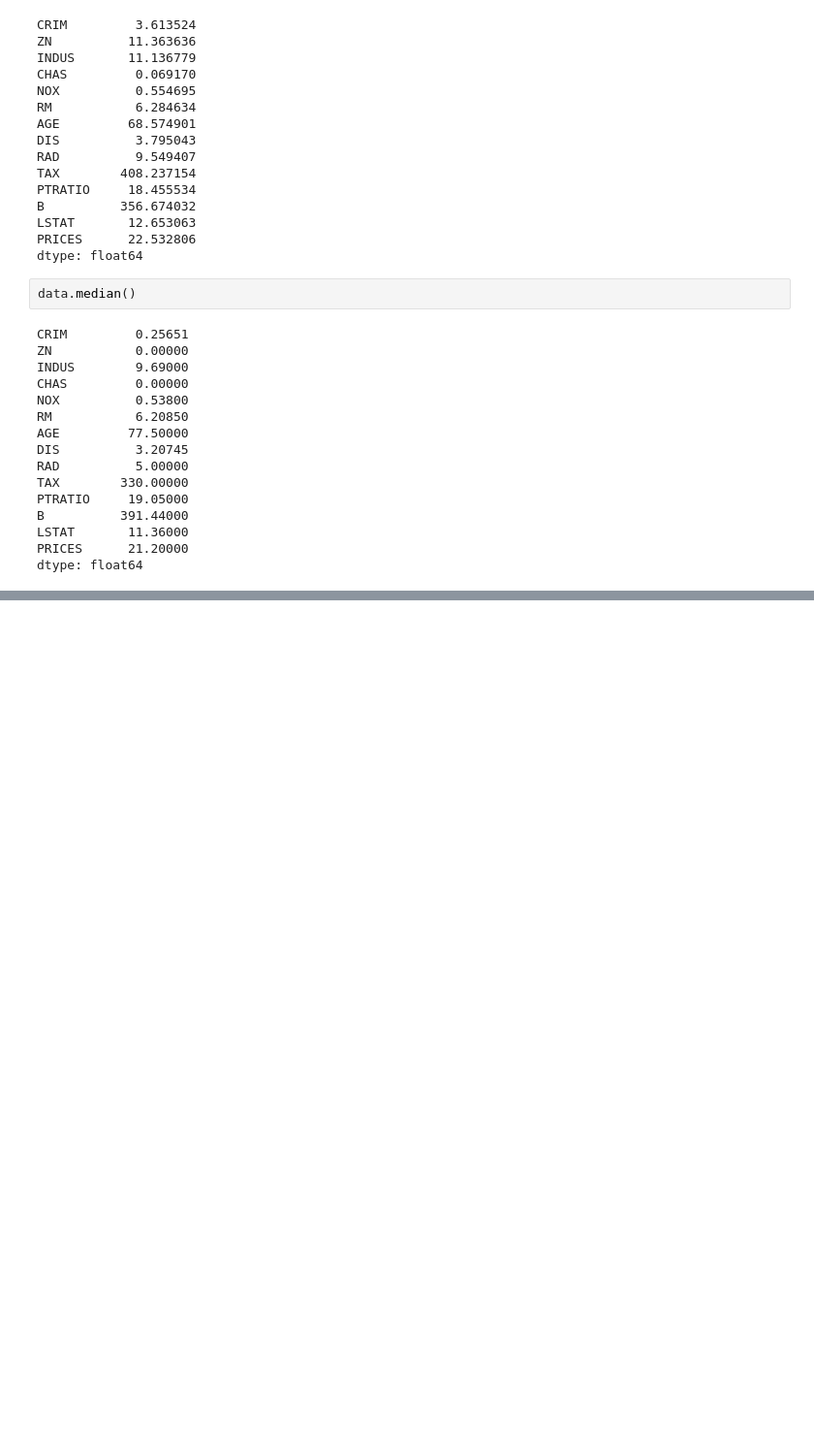
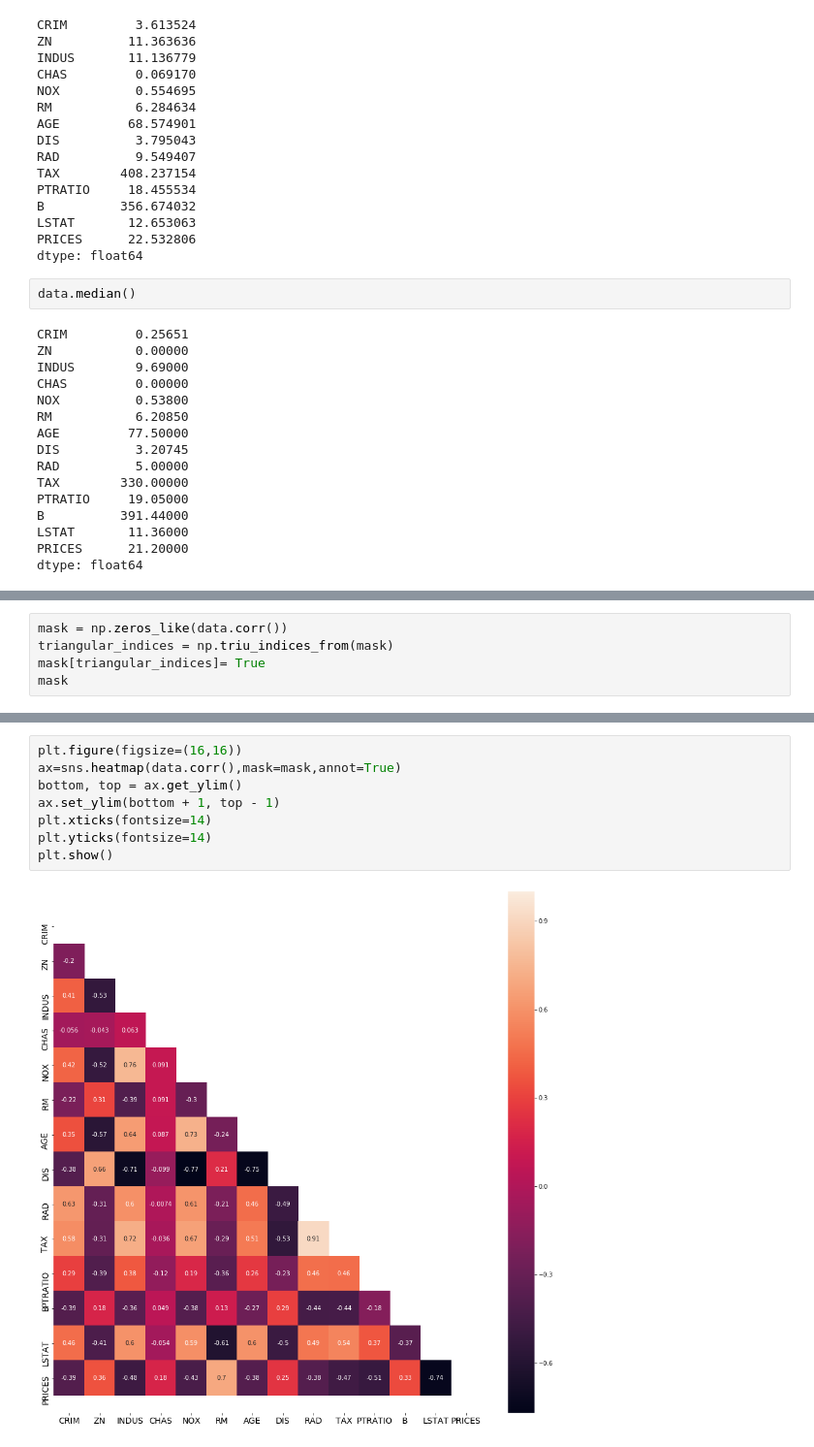
Before and after one commit to Nagaraj-U/Boston-Houseprice-Predictions, a Jupyter notebook: Boston_HousePrices_Prediction.ipynb, the cells around one changed output, grey strips where cells are left out. Shown at 97% size. Saved outputs shown, nothing was run; the diff lists cells and outputs as text; blank space fills up the shorter version.

```diff
--- a/Boston_HousePrices_Prediction.ipynb
+++ b/Boston_HousePrices_Prediction.ipynb
@@ -443,0 +479,5 @@ data.describe()
+# %%
+mask = np.zeros_like(data.corr())
+triangular_indices = np.triu_indices_from(mask)
+mask[triangular_indices]= True
+mask
@@ -443,0 +499,10 @@ data.describe()
+# %%
+plt.figure(figsize=(16,16))
+ax=sns.heatmap(data.corr(),mask=mask,annot=True)
+bottom, top = ax.get_ylim()
+ax.set_ylim(bottom + 1, top - 1)
+plt.xticks(fontsize=14)
+plt.yticks(fontsize=14)
+plt.show()
+# %% [output]
+[figure, added]
```
Also changed, not shown: parts of 18 cells of this notebook.
